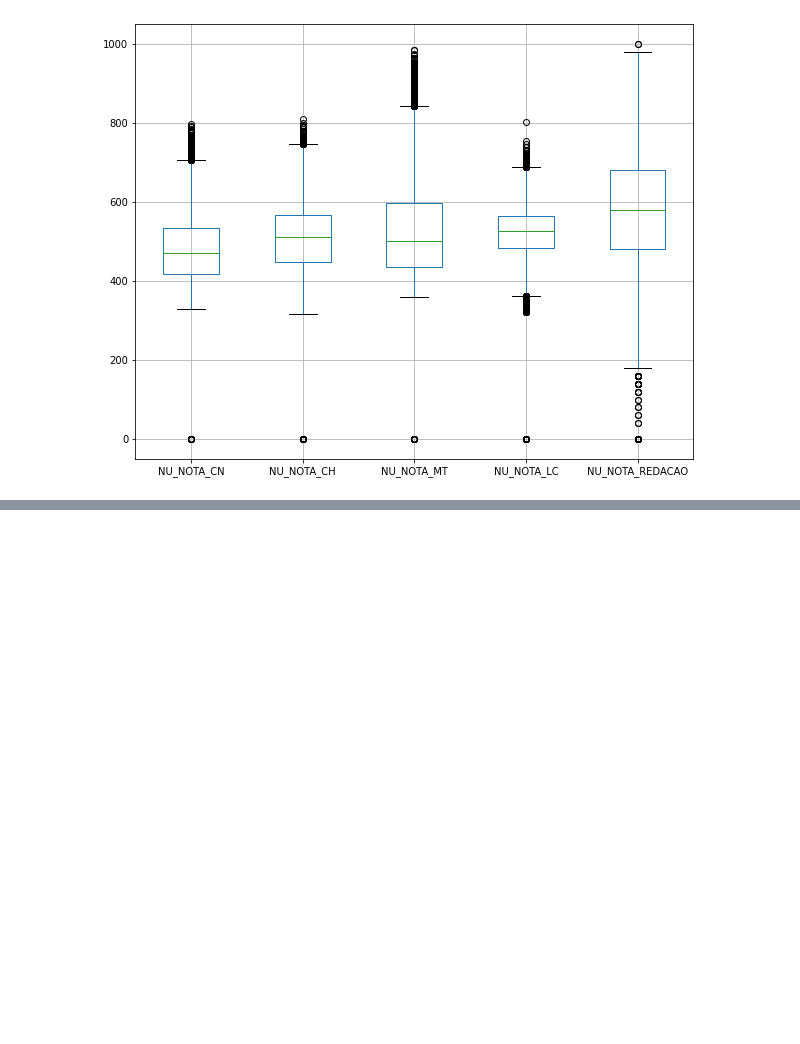
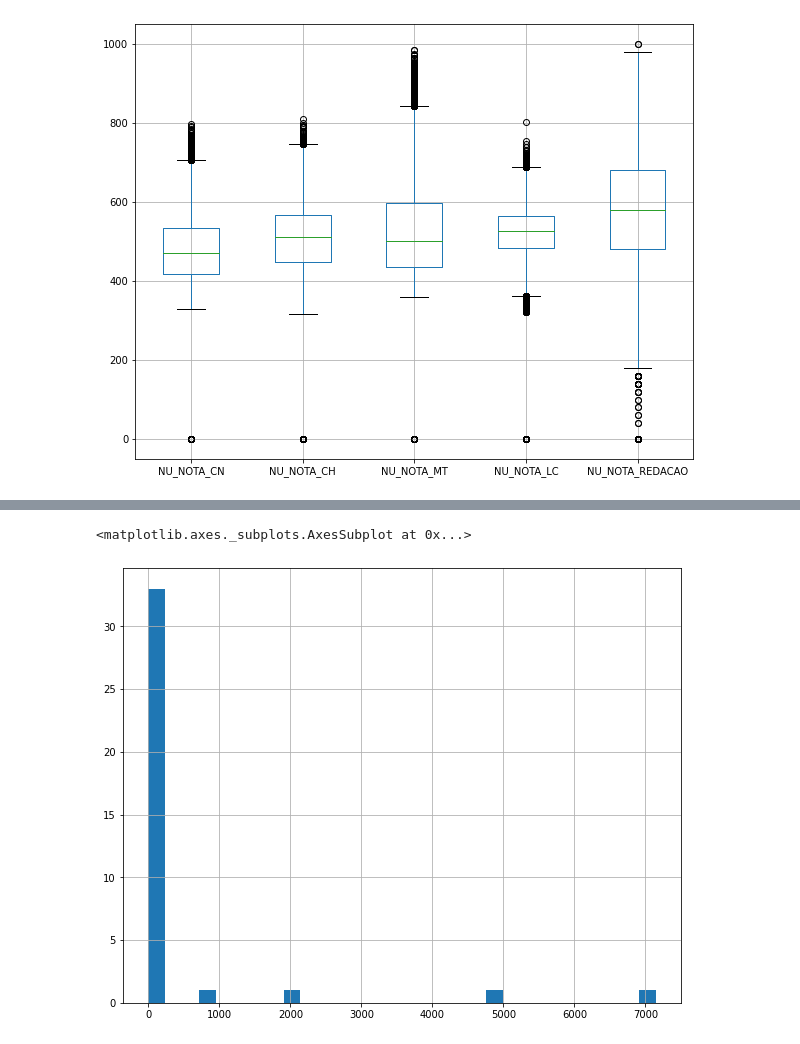
Before and after one commit to GabrielIFPB/imersao_dados, a Jupyter notebook: aula01.ipynb, the cells around one changed output, grey strips where cells are left out. Drawn from its saved outputs; the diff is of its cells as text; code cells hidden in the pictures; blank space fills up the shorter version.

```diff
--- a/aula01.ipynb
+++ b/aula01.ipynb
@@ -350,0 +443,5 @@ Desafio06: Explorar a documentações e visualizações
+# %%
+dados.query('IN_TREINEIRO == 1')['NU_IDADE'].value_counts().sort_index().hist(bins=30, grid=True, figsize=(10,8))
+# %% [output]
+<matplotlib.axes._subplots.AxesSubplot at 0x...>
+[figure, added]
```
Also changed, not shown: parts of 13 cells of this notebook.
